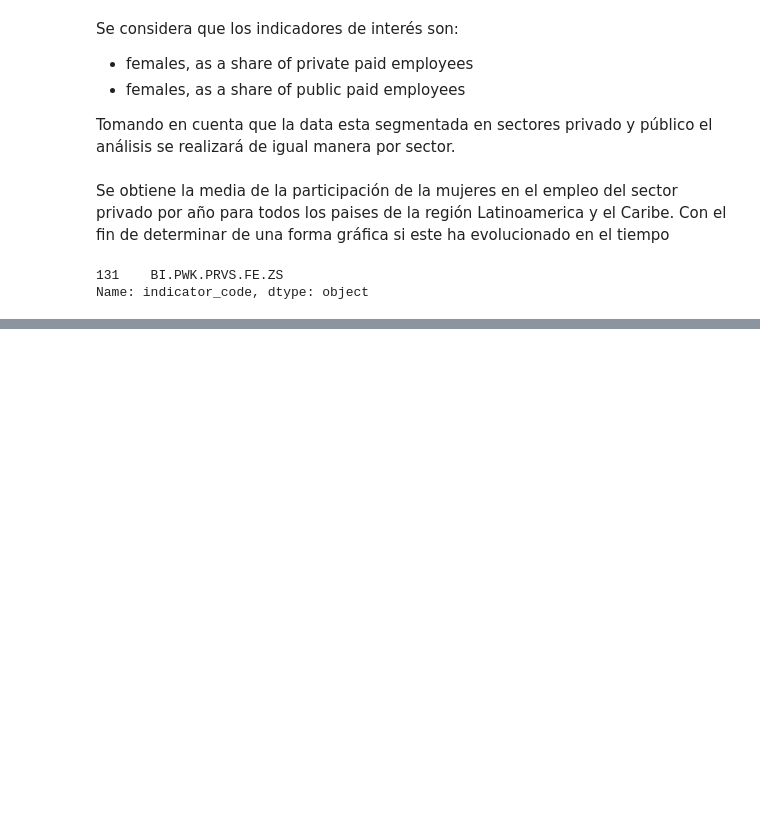
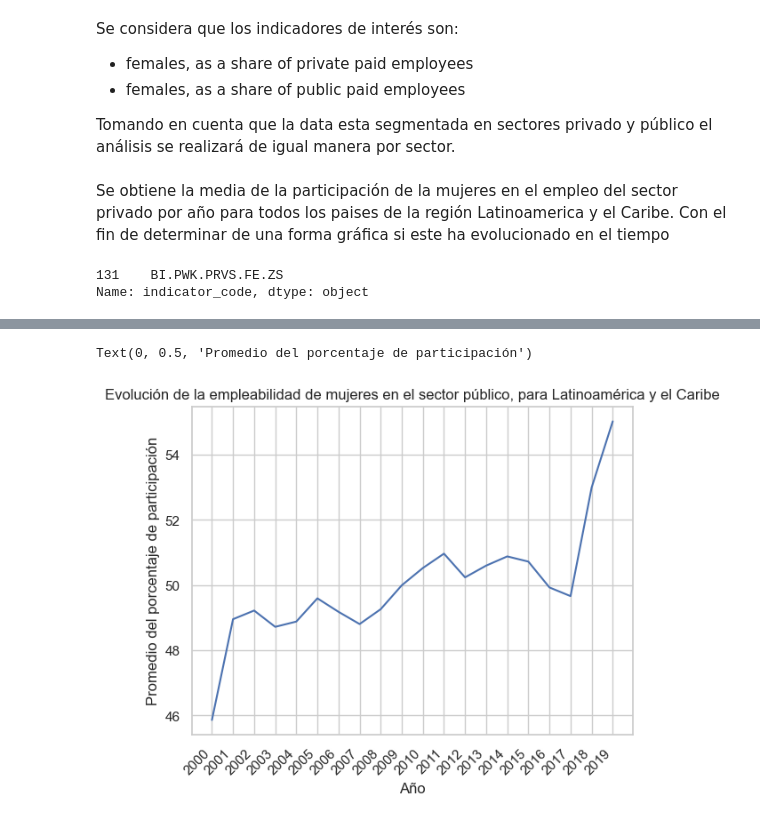
Before and after one commit to AEEM1993/DS_CasoPractico_MOD5, a Jupyter notebook: CasoPractico.ipynb, the cells around one changed output, grey strips where cells are left out. Saved outputs shown, nothing was run; the diff lists cells and outputs as text; code cells hidden in the pictures; blank space fills up the shorter version.

Commit message:
gráficas por sector privado y público

```diff
--- a/CasoPractico.ipynb
+++ b/CasoPractico.ipynb
@@ -146,0 +147,15 @@ Text(0, 0.5, 'Porcentaje participación')
+# %%
+result = df_data[df_data["country_code"].isin(df_country[df_country["country_region"] == "Latin America & Caribbean"]["country_code"])
+                 & (df_data["indicator_code"].isin(df_indicator[df_indicator["indicator_name"]
+                                                                 == "females, as a share of public paid employees"]
+                                                                 ["indicator_code"]))].groupby(by=["year"])["indicator_value"].mean().reset_index()
+result["indicator_value"] = result["indicator_value"] * 100
+# %%
+sns.lineplot(x="year", y="indicator_value", data=result)
+plt.title("Evolución de la empleabilidad de mujeres en el sector público, para Latinoamérica y el Caribe")
+plt.xticks(rotation=45, ha="right")
+plt.xlabel("Año")
+plt.ylabel("Promedio del porcentaje de participación")
+# %% [output]
+Text(0, 0.5, 'Promedio del porcentaje de participación')
+[figure, added]
```
Also changed, not shown: parts of 1 cell of this notebook.
